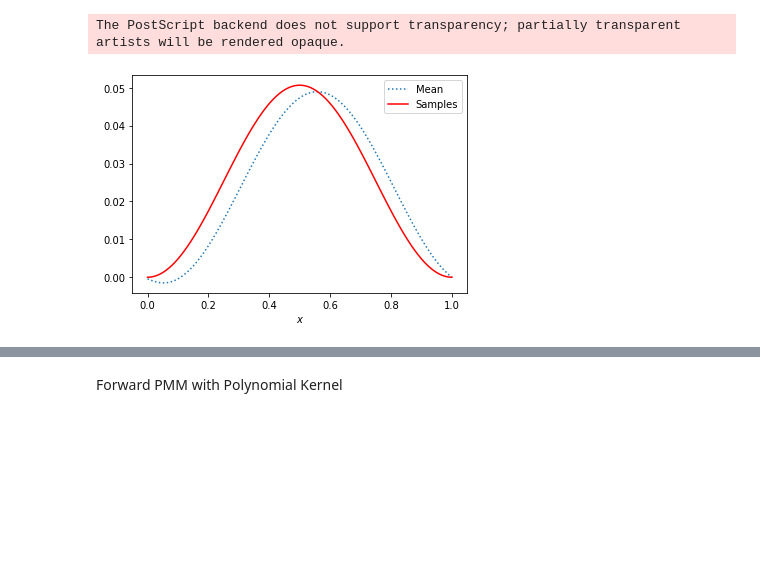
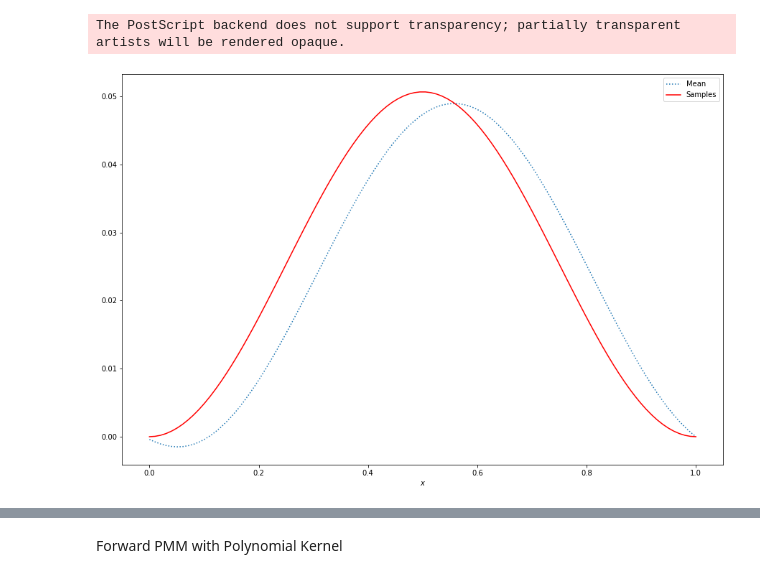
Before and after one commit to MrzLen/MSc_Thesis, a Jupyter notebook: poisson.ipynb, the cells around one changed output, grey strips where cells are left out. Saved outputs shown, nothing was run; the diff lists cells and outputs as text; code cells hidden in the pictures; blank space fills up the shorter version.

```diff
--- a/poisson.ipynb
+++ b/poisson.ipynb
@@ -97,13 +74,13 @@ The PostScript backend does not support transparency; partially transparent arti
 # %%
 mean2, var2 = poisson.posterior(X, 16, 2)
-
+plt.figure(figsize = (15,10))
 plt.plot(np.linspace(0, 1,  N),  mean2,  linestyle = 'dotted')
 plt.plot(np.linspace(0, 1, N), real_u(np.linspace(0, 1, N)), color = 'r')
 plt.xlabel(r'$x$')
 plt.legend(['Mean', 'Samples'])
 plt.savefig('3.eps', format='eps')
 # %% [output]
 The PostScript backend does not support transparency; partially transparent artists will be rendered opaque.
-[figure, old version]
+[figure, new version]
 # %%
 sample = np.random.multivariate_normal(mean2, var2, size=10)
```
Also changed, not shown: parts of 8 cells of this notebook, 10 other files.
